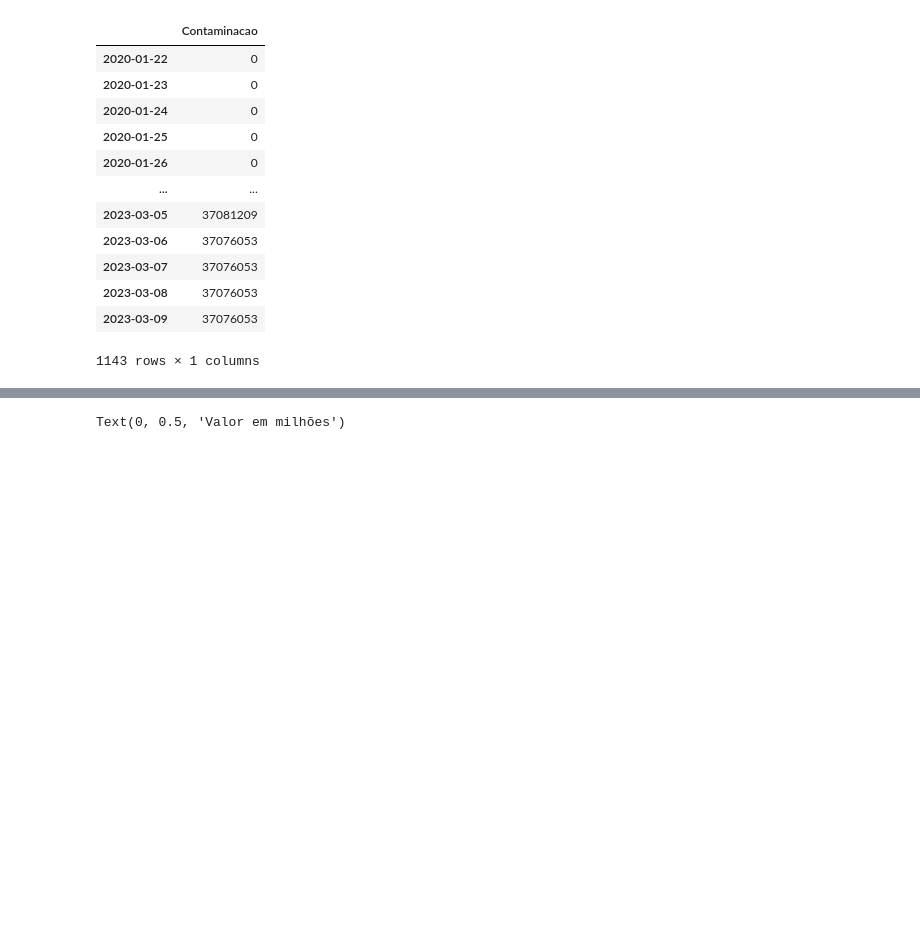
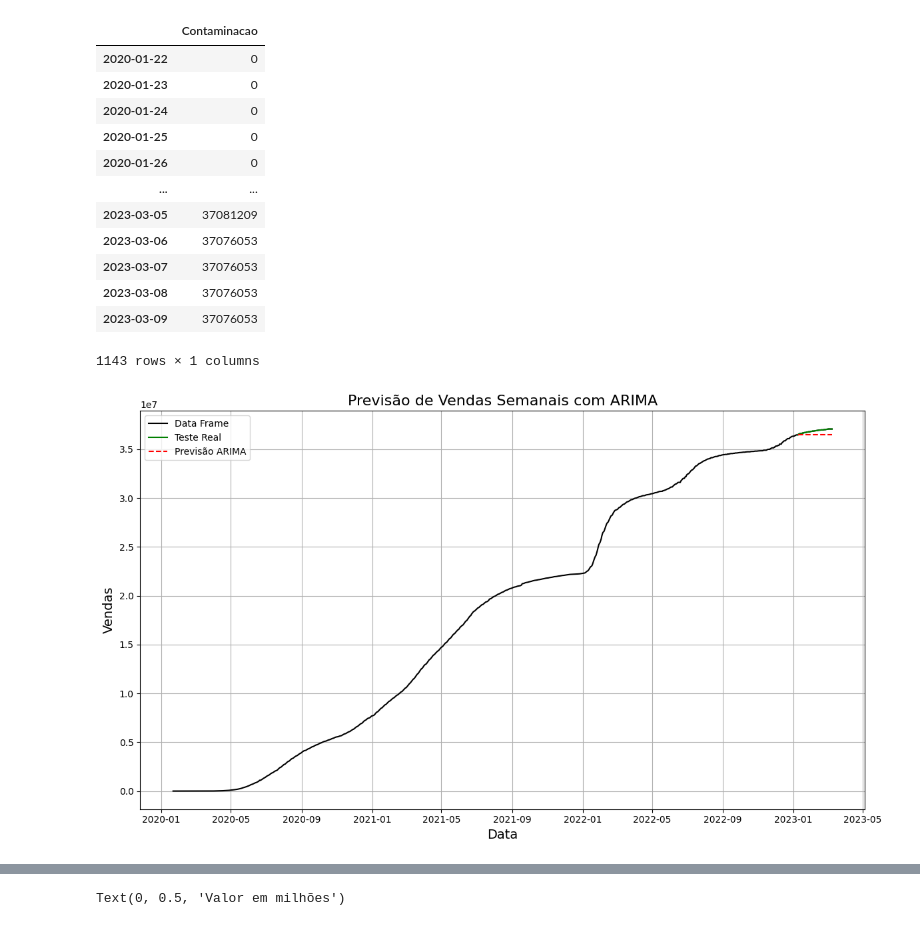
Before and after one commit to RogerioLS/Covid-19Mundial, a Jupyter notebook: Casos de Covid-19 mundial .ipynb, the cells around one changed output, grey strips where cells are left out. Saved outputs shown, nothing was run; the diff lists cells and outputs as text; code cells hidden in the pictures; blank space fills up the shorter version.

```diff
--- a/Casos de Covid-19 mundial .ipynb
+++ b/Casos de Covid-19 mundial .ipynb
@@ -486,3 +493,33 @@ df2
+# %%
+
+#df = pd.DataFrame(data={"Vendas": vendas}, index=data)
+# Divisão de treino e teste
+train_df2 = df2[:-60]
+test_df2 = df2[-60:]
+
+# Modelagem ARIMA
+model = ARIMA(train_df2, order = (2, 1, 2))
+fit = model.fit()
+
+# Previsão
+forecast = fit.forecast(steps=30)
+df_forecast = pd.DataFrame(data={"Forecast": forecast}, index=test_df2.index)
+
+# Visualização
+plt.figure(figsize=(12, 7))
+plt.plot(df2, label="Data Frame", color = 'black')
+plt.plot(train_df2, label="Treino", color='blue')
+plt.plot(test_df2, label="Teste Real", color='green')
+plt.plot(df_forecast, label="Previsão ARIMA", linestyle="--", color='red')
+plt.title("Previsão de Vendas Semanais com ARIMA", fontsize=16)
+plt.xlabel("Data", fontsize=14)
+plt.ylabel("Vendas", fontsize=14)
+plt.legend(loc='upper left')
+plt.grid(True)
+plt.tight_layout()
+plt.show()
+# %% [output]
+[figure, added]
 # %%
 """
 decomp = seasonal_decompose(ts,freq=20)
```
Also changed, not shown: parts of 16 cells of this notebook.
